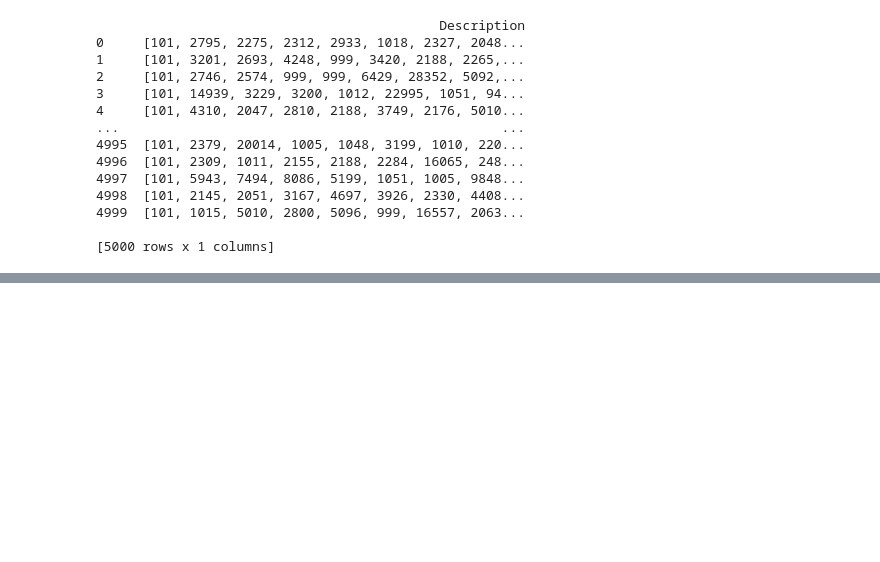
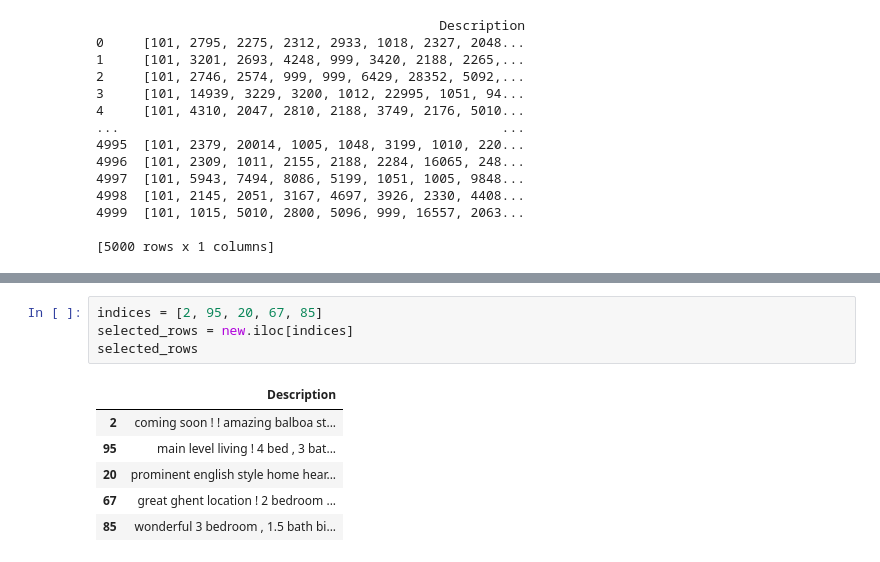
Before and after one commit to ZareNastaran/HouseRecommendationSystem, a Jupyter notebook: HouseRecommendationSystem.ipynb, the cells around one changed output, grey strips where cells are left out. Cells and saved outputs as stored; diff of their text form; blank space fills up the shorter version.

```diff
--- a/HouseRecommendationSystem.ipynb
+++ b/HouseRecommendationSystem.ipynb
@@ -503,0 +578,11 @@ print(descriptions_df)
+# %%
+indices = [2, 95, 20, 67, 85]
+selected_rows = new.iloc[indices]
+selected_rows
+# %% [output]
+|  | Description |
+| 2 | coming soon ! ! amazing balboa st... |
+| 95 | main level living ! 4 bed , 3 bat... |
+| 20 | prominent english style home hear... |
+| 67 | great ghent location ! 2 bedroom ... |
+| 85 | wonderful 3 bedroom , 1.5 bath bi... |
```
Also changed, not shown: parts of 5 cells of this notebook.
